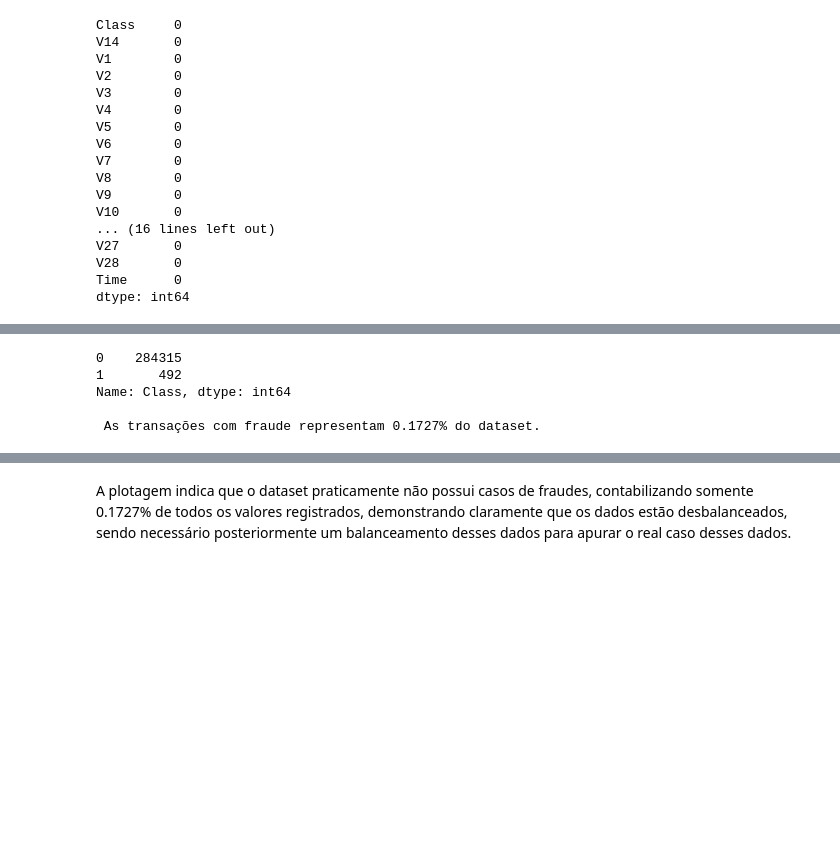
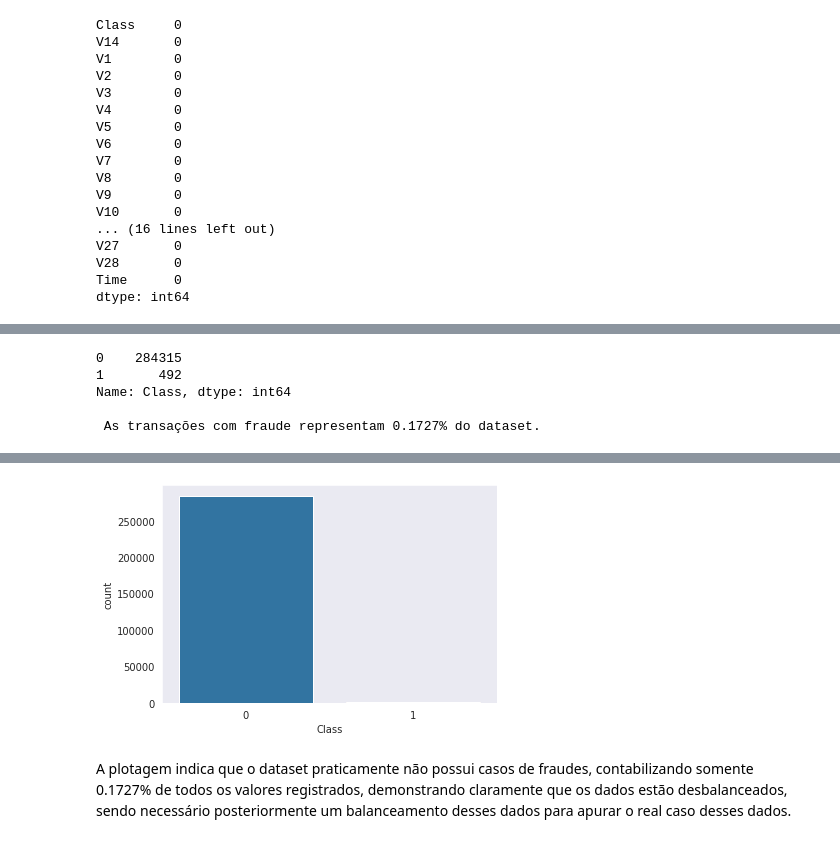
Before and after one commit to Yanni-Dhevictor/Projetos-de-Data-Science, a Jupyter notebook: Projeto_Detectando_Fraudes_em_Cartões_de_Crédito_.ipynb, the cells around one changed output, grey strips where cells are left out. Drawn from its saved outputs; the diff is of its cells as text; code cells hidden in the pictures; blank space fills up the shorter version.

```diff
--- a/Projeto_Detectando_Fraudes_em_Cartões_de_Crédito_.ipynb
+++ b/Projeto_Detectando_Fraudes_em_Cartões_de_Crédito_.ipynb
@@ -133,7 +156,7 @@ print(df.Class.value_counts())
 print("\n As transações com fraude representam {:.4f}% do dataset. \n".format((df[df.Class==1].shape[0] / df.shape[0]) * 100))
 
 #Plotando o gráfico de barras para as classes
-
+fig, ax = plt.subplots()
 sns.countplot('Class',data=df);
 fig.show()
 # %% [output]
@@ -146,2 +168,3 @@ Name: Class, dtype: int64
+[figure, added]
 # %% [markdown]
 A plotagem indica que o dataset praticamente não possui casos de fraudes, contabilizando somente 0.1727% de todos os valores registrados, demonstrando claramente que os dados estão desbalanceados, sendo necessário posteriormente um balanceamento desses dados para apurar o real caso desses dados.
```
Also changed, not shown: parts of 24 cells of this notebook.
